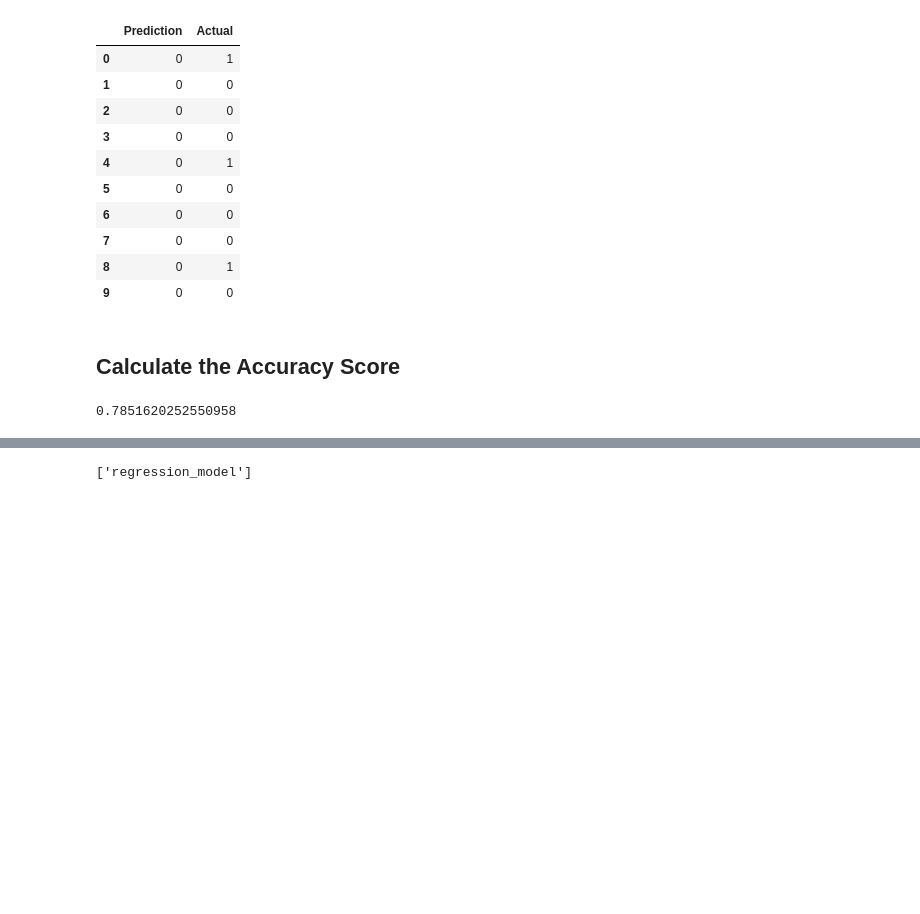
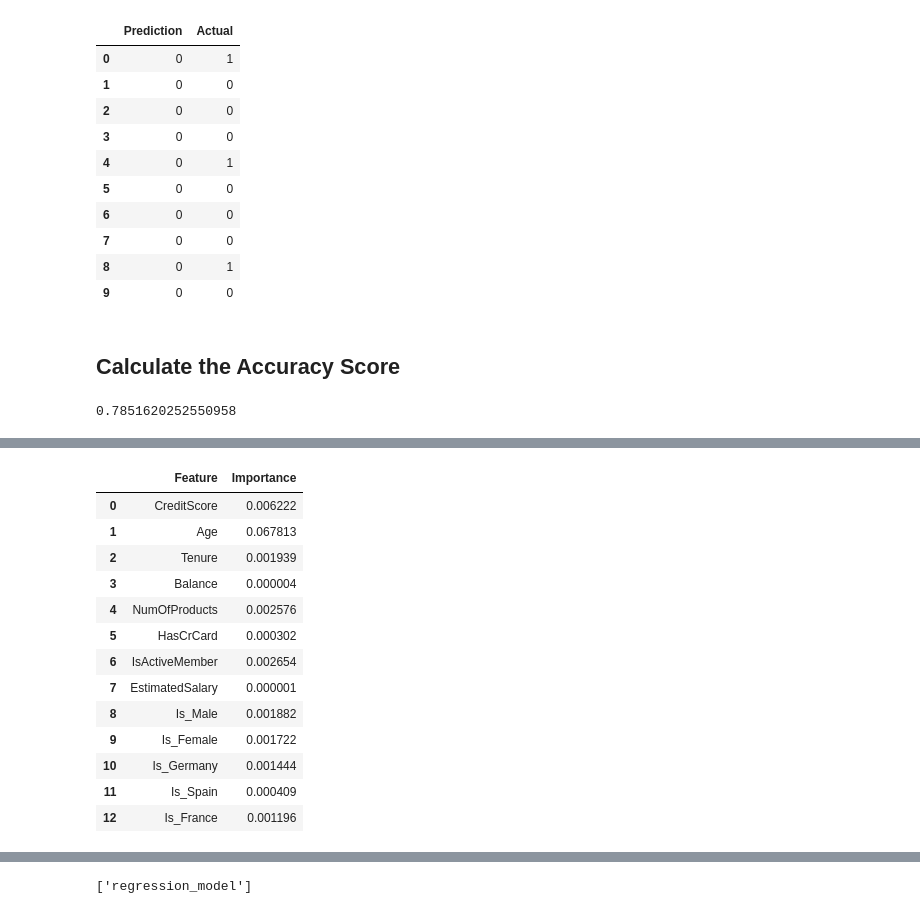
Before and after one commit to Talieh-Sh/Bank_Churn_Project, a Jupyter notebook: regression_model_files/bank_churn_regression.ipynb, the cells around one changed output, grey strips where cells are left out. Saved outputs shown, nothing was run; the diff lists cells and outputs as text; code cells hidden in the pictures; blank space fills up the shorter version.

```diff
--- a/regression_model_files/bank_churn_regression.ipynb
+++ b/regression_model_files/bank_churn_regression.ipynb
@@ -182,0 +199,23 @@ accuracy_score(y_test, predictions)
+# %%
+# calculate feature importance
+
+coefficients = classifier.coef_[0]
+
+feature_importance = pd.DataFrame({'Feature': X.columns, 'Importance': np.abs(coefficients)})
+
+feature_importance.head(30)
+# %% [output]
+|  | Feature | Importance |
+| 0 | CreditScore | 0.006222 |
+| 1 | Age | 0.067813 |
+| 2 | Tenure | 0.001939 |
+| 3 | Balance | 0.000004 |
+| 4 | NumOfProducts | 0.002576 |
+| 5 | HasCrCard | 0.000302 |
+| 6 | IsActiveMember | 0.002654 |
+| 7 | EstimatedSalary | 0.000001 |
+| 8 | Is_Male | 0.001882 |
+| 9 | Is_Female | 0.001722 |
+| 10 | Is_Germany | 0.001444 |
+| 11 | Is_Spain | 0.000409 |
+| 12 | Is_France | 0.001196 |
```
Also changed, not shown: parts of 7 cells of this notebook, 3 other files.
